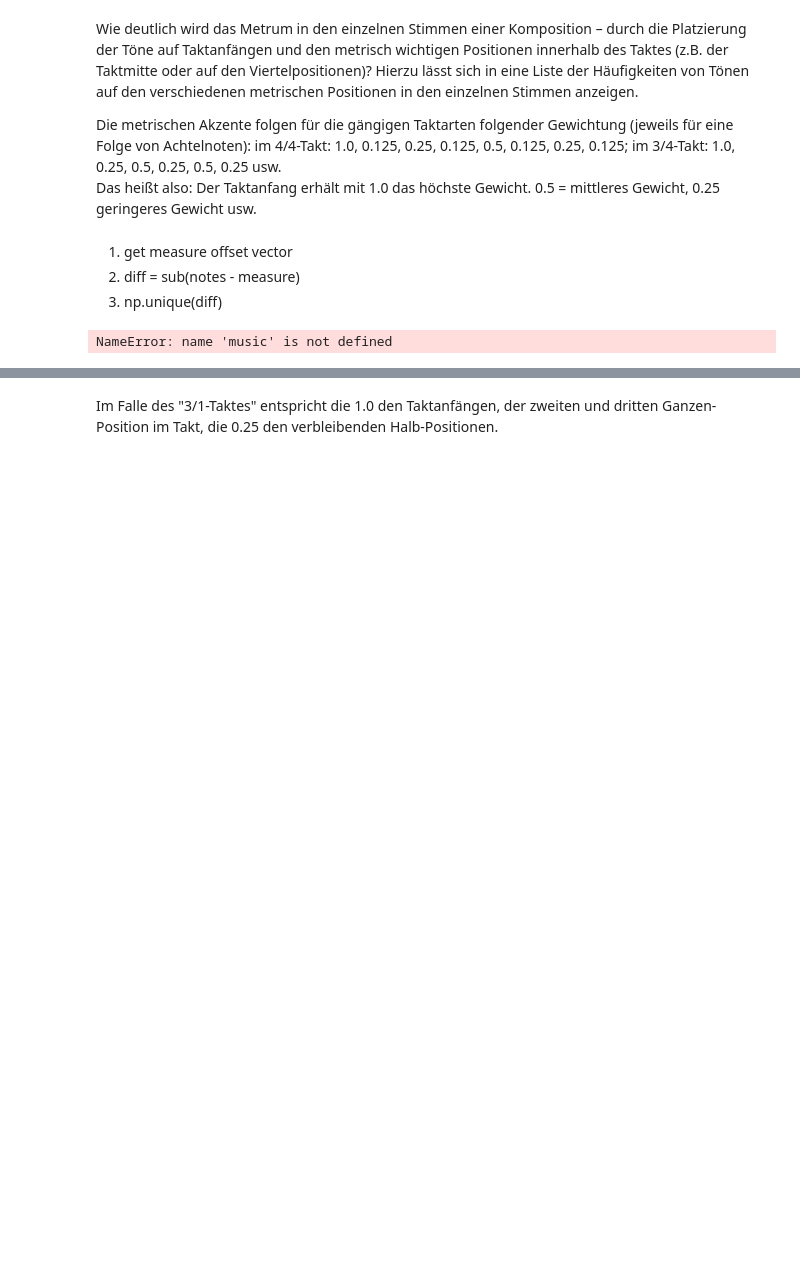
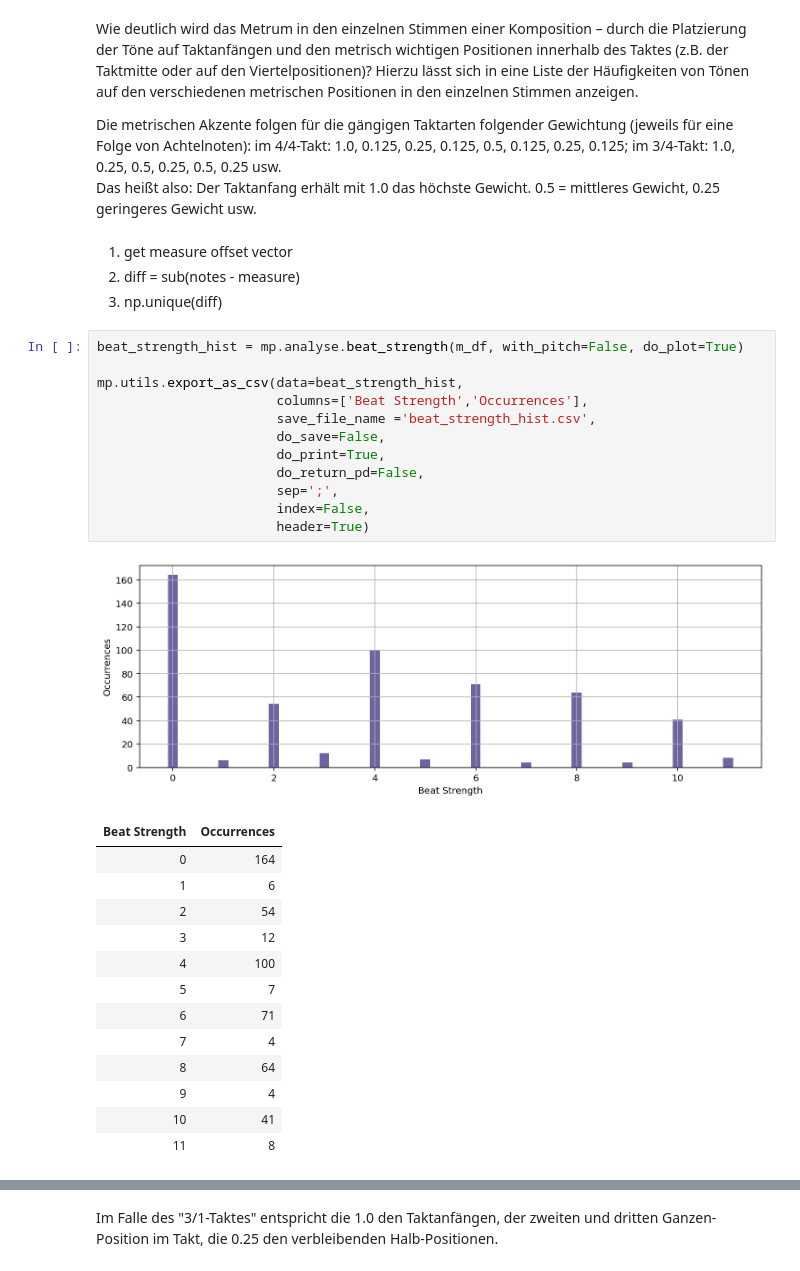
Before and after one commit to Christon-Ragavan/CAMAT, a Jupyter notebook: music_xml_parser/ipynb/Jupyter_Noten_Basics_Part2_Statistik-1.ipynb, the cells around one changed output, grey strips where cells are left out. Cells and saved outputs as stored; diff of their text form; blank space fills up the shorter version.

```diff
--- a/music_xml_parser/ipynb/Jupyter_Noten_Basics_Part2_Statistik-1.ipynb
+++ b/music_xml_parser/ipynb/Jupyter_Noten_Basics_Part2_Statistik-1.ipynb
@@ -241,5 +241,29 @@ Das heißt also: Der Taktanfang erhält mit 1.0 das höchste Gewicht. 0.5 = mitt
 2. diff = sub(notes - measure)
 3. np.unique(diff)
 # %%
+beat_strength_hist = mp.analyse.beat_strength(m_df, with_pitch=False, do_plot=True)
+
+mp.utils.export_as_csv(data=beat_strength_hist,
+                       columns=['Beat Strength','Occurrences'],
+                       save_file_name ='beat_strength_hist.csv',
+                       do_save=False,
+                       do_print=True,
+                       do_return_pd=False,
+                       sep=';',
+                       index=False,
+                       header=True)
 # %% [output]
-NameError: name 'music' is not defined
+[figure, added]
+| Beat Strength | Occurrences |
+| 0 | 164 |
+| 1 | 6 |
+| 2 | 54 |
+| 3 | 12 |
+| 4 | 100 |
+| 5 | 7 |
+| 6 | 71 |
+| 7 | 4 |
+| 8 | 64 |
+| 9 | 4 |
+| 10 | 41 |
+| 11 | 8 |
```
Also changed, not shown: parts of 6 cells of this notebook, 16 other files.
